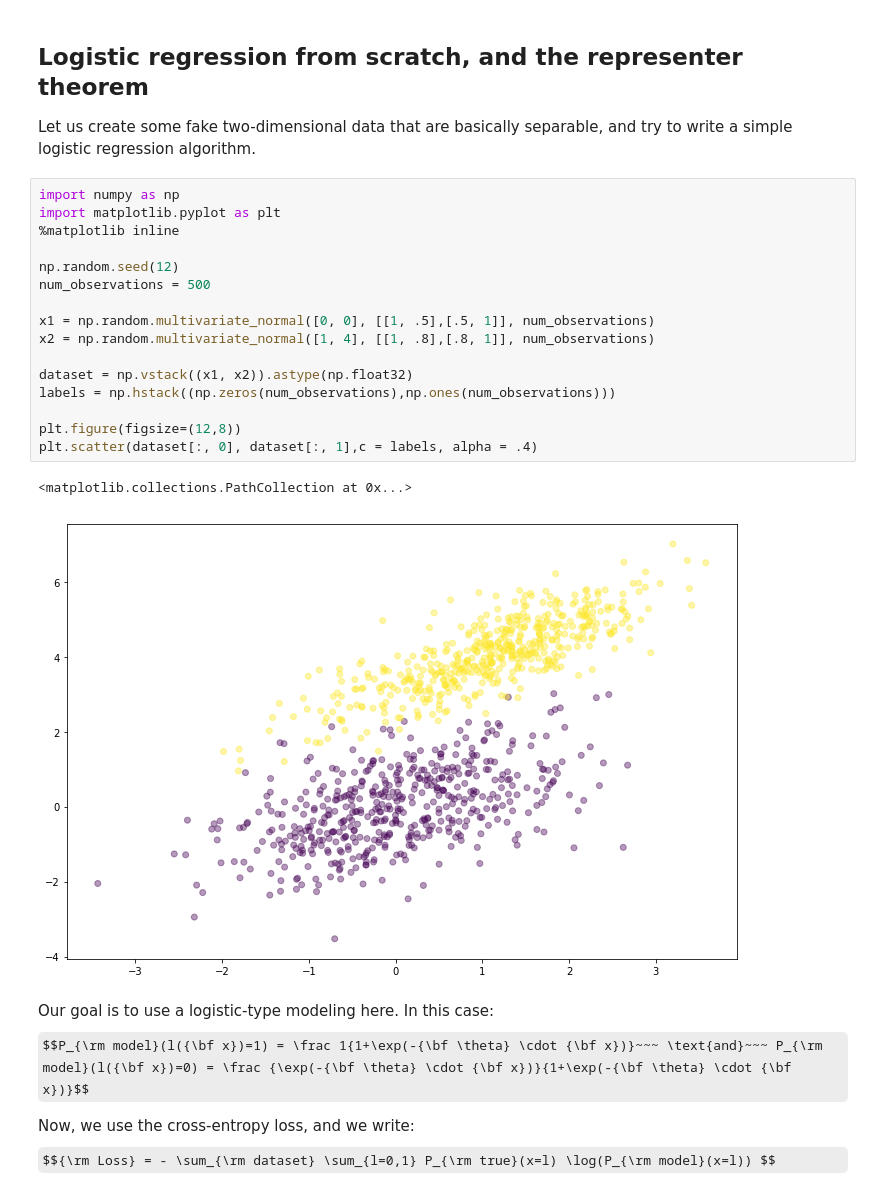
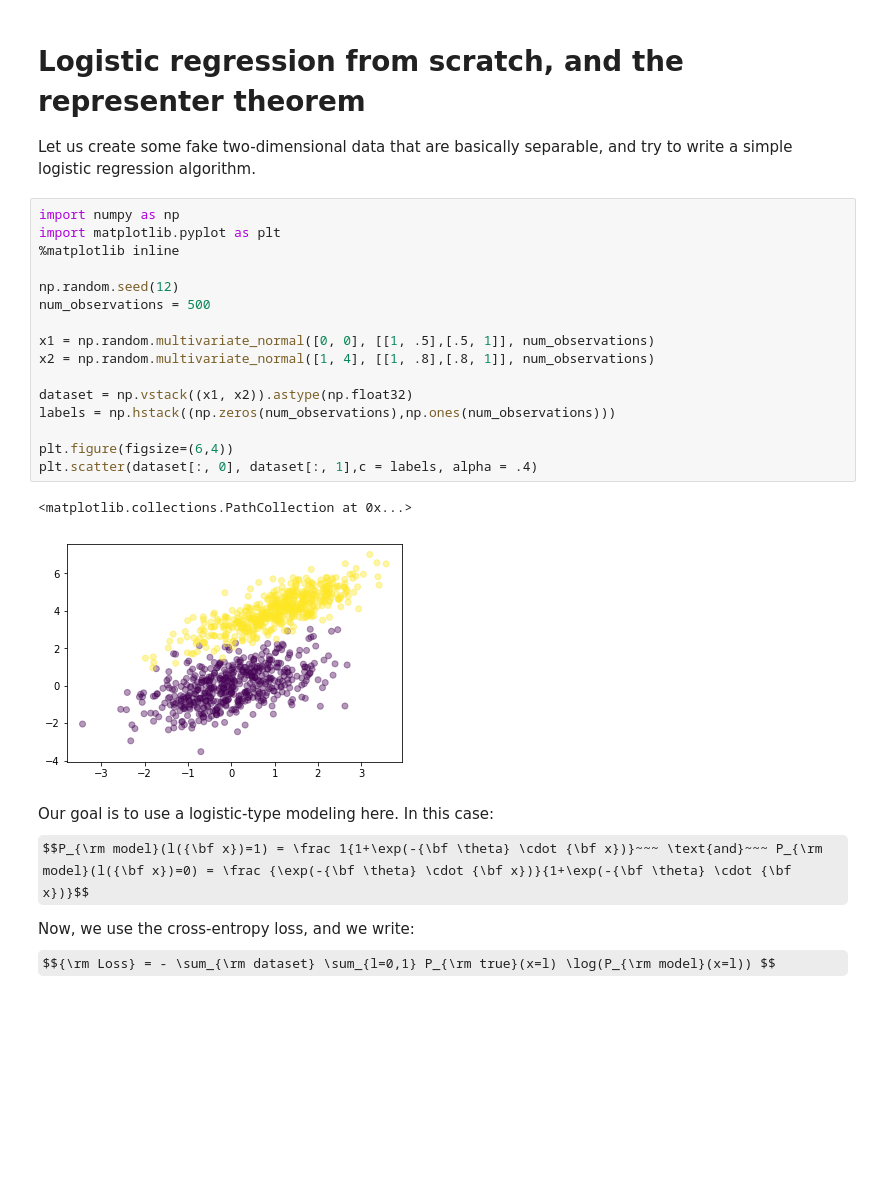
Before and after one commit to sphinxteam/mlcourse_2019, a Jupyter notebook: lec1/Logistic and representer.ipynb, the cells around one changed output. Cells and saved outputs as stored; diff of their text form; some formulas as TeX source; blank space fills up the shorter version.

Commit message:
update representer notebook

```diff
--- a/lec1/Logistic and representer.ipynb
+++ b/lec1/Logistic and representer.ipynb
@@ -1,26 +1,26 @@
 # %% [markdown]
-## Logistic regression from scratch, and the representer theorem
+# Logistic regression from scratch, and the representer theorem
 
 Let us create some fake two-dimensional data that are basically separable, and try to write a simple logistic regression algorithm.
 # %%
 import numpy as np
 import matplotlib.pyplot as plt
 %matplotlib inline
 
 np.random.seed(12)
 num_observations = 500
 
 x1 = np.random.multivariate_normal([0, 0], [[1, .5],[.5, 1]], num_observations)
 x2 = np.random.multivariate_normal([1, 4], [[1, .8],[.8, 1]], num_observations)
 
 dataset = np.vstack((x1, x2)).astype(np.float32)
 labels = np.hstack((np.zeros(num_observations),np.ones(num_observations)))
 
-plt.figure(figsize=(12,8))
+plt.figure(figsize=(6,4))
 plt.scatter(dataset[:, 0], dataset[:, 1],c = labels, alpha = .4)
 # %% [output]
 <matplotlib.collections.PathCollection at 0x...>
-[figure, old version]
+[figure, new version]
 # %% [markdown]
 Our goal is to use a logistic-type modeling here. In this case:
 $$P_{\rm model}(l({\bf x})=1) = \frac 1{1+\exp(-{\bf \theta} \cdot {\bf x})}~~~ \text{and}~~~ P_{\rm model}(l({\bf x})=0) = \frac {\exp(-{\bf \theta} \cdot {\bf x})}{1+\exp(-{\bf \theta} \cdot {\bf x})}$$
```
Also changed, not shown: parts of 6 cells of this notebook.
